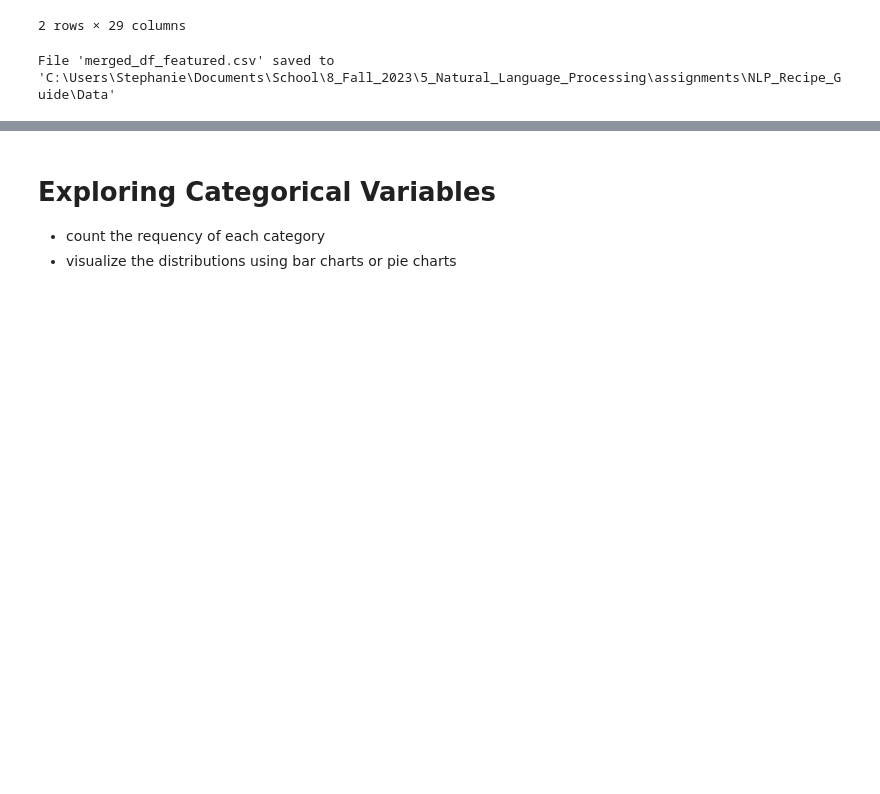
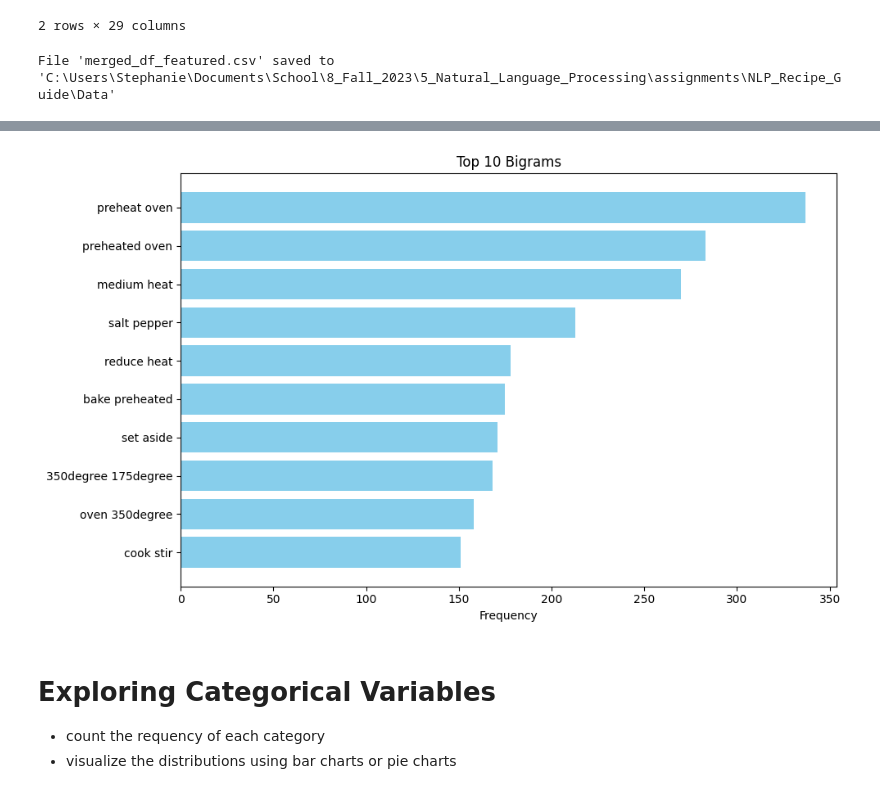
Before and after one commit to Stephanie-Schefer/NLP_Recipe_Guide, a Jupyter notebook: EDA.ipynb, the cells around one changed output, grey strips where cells are left out. Saved outputs shown, nothing was run; the diff lists cells and outputs as text; code cells hidden in the pictures; blank space fills up the shorter version.

```diff
--- a/EDA.ipynb
+++ b/EDA.ipynb
@@ -422,0 +508,9 @@ File 'merged_df_featured.csv' saved to 'C:\Users\Stephanie\Documents\School\8_Fa
+# %%
+# Convert string representation of list of tuples to actual list of tuples
+#whole_df_featured_df['bigrams_directions'] = whole_df_featured_df['bigrams_directions'].apply(ast.literal_eval)
+
+# Flatten the list of bigrams across all recipes
+all_bigrams = [bigram for bigram_list in whole_df_featured_df['bigrams_directions'] for bigram in bigram_list]
+
+# Get the frequency count of each bigram
+bigram_counts = Counter(all_bigrams)
@@ -423,3 +537,22 @@ File 'merged_df_featured.csv' saved to 'C:\Users\Stephanie\Documents\School\8_Fa
+# %%
+# Extract top N frequent bigrams and their counts
+top_n = 10  # Change this value to visualize more or fewer top bigrams
+top_bigrams = bigram_counts.most_common(top_n)
+
+# Extract data for plotting
+bigram_labels = [f"{bigram[0][0]} {bigram[0][1]}" for bigram in top_bigrams]
+bigram_counts = [count for _, count in top_bigrams]
+
+# Plotting
+plt.figure(figsize=(10, 6))
+plt.barh(bigram_labels, bigram_counts, color='skyblue')
+plt.xlabel('Frequency')
+plt.title('Top ' + str(top_n) + ' Bigrams')
+plt.gca().invert_yaxis()  # Invert y-axis to display the most frequent bigrams at the top
+plt.tight_layout()
+plt.show()
+# %% [output]
+[figure, added]
 # %% [markdown]
 # Exploring Categorical Variables
 - count the requency of each category
```
Also changed, not shown: parts of 51 cells of this notebook, 7 other files.
